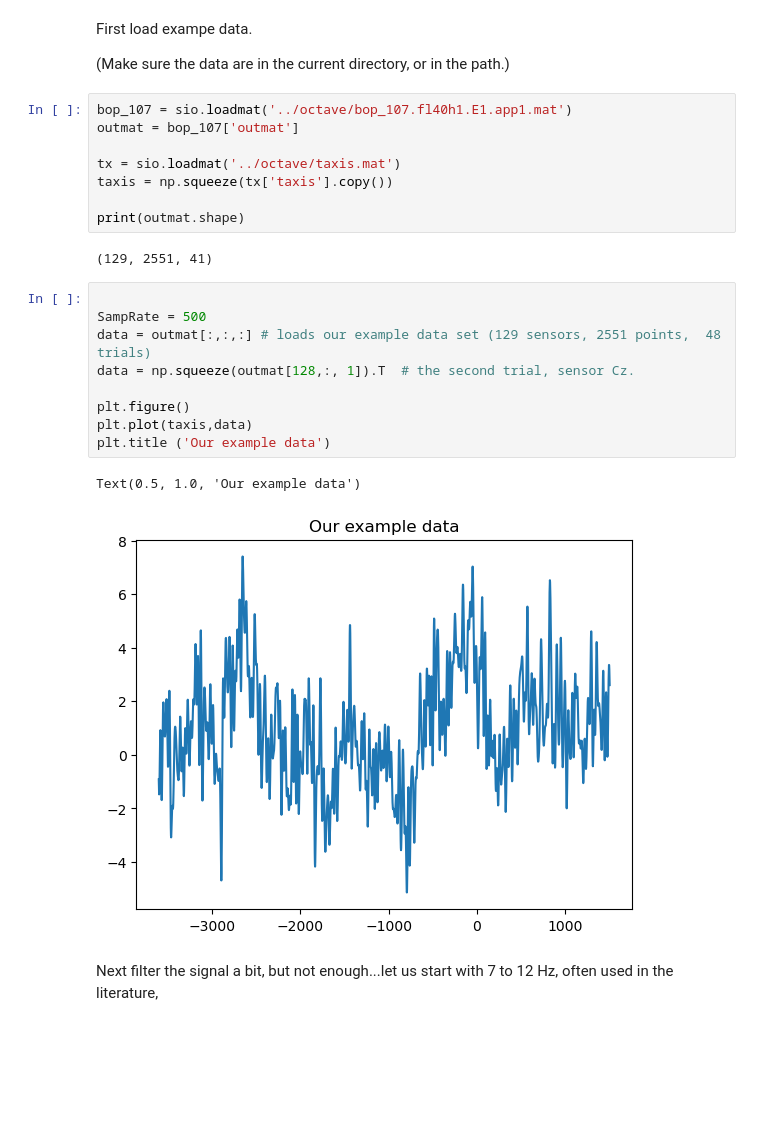
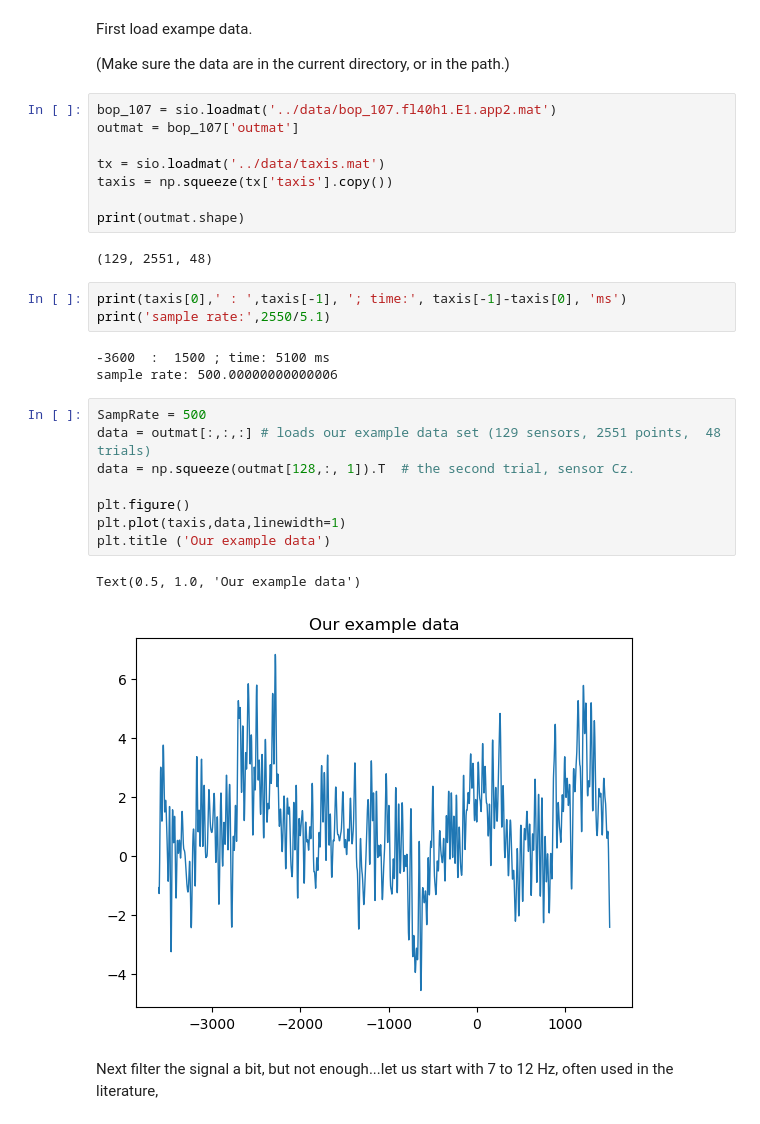
Before and after one commit to csea-lab/m2py-tutorials, a Jupyter notebook: notebooks/HilbertPhaseDemo.ipynb, the cells around one changed output. Cells and saved outputs as stored; diff of their text form; blank space fills up the shorter version.

```diff
--- a/notebooks/HilbertPhaseDemo.ipynb
+++ b/notebooks/HilbertPhaseDemo.ipynb
@@ -23,27 +24,32 @@ First load exampe data.
 
 (Make sure the data are in the current directory, or in the path.)
 # %%
-bop_107 = sio.loadmat('../octave/bop_107.fl40h1.E1.app1.mat')
+bop_107 = sio.loadmat('../data/bop_107.fl40h1.E1.app2.mat')
 outmat = bop_107['outmat']
 
-tx = sio.loadmat('../octave/taxis.mat')
+tx = sio.loadmat('../data/taxis.mat')
 taxis = np.squeeze(tx['taxis'].copy())
 
 print(outmat.shape)
 # %% [output]
-(129, 2551, 41)
+(129, 2551, 48)
+# %%
+print(taxis[0],' : ',taxis[-1], '; time:', taxis[-1]-taxis[0], 'ms')
+print('sample rate:',2550/5.1)
+# %% [output]
+-3600  :  1500 ; time: 5100 ms
+sample rate: 500.00000000000006
 # %%
-
 SampRate = 500
 data = outmat[:,:,:] # loads our example data set (129 sensors, 2551 points,  48 trials)
 data = np.squeeze(outmat[128,:, 1]).T  # the second trial, sensor Cz.
 
 plt.figure()
-plt.plot(taxis,data)
+plt.plot(taxis,data,linewidth=1)
 plt.title ('Our example data')
 # %% [output]
 Text(0.5, 1.0, 'Our example data')
-[figure, old version]
+[figure, new version]
 # %% [markdown]
 Next filter the signal a bit, but not enough...let us start with 7 to 12 Hz, often used in the literature,
 # %%
```
Also changed, not shown: parts of 5 cells of this notebook, 44 other files.
